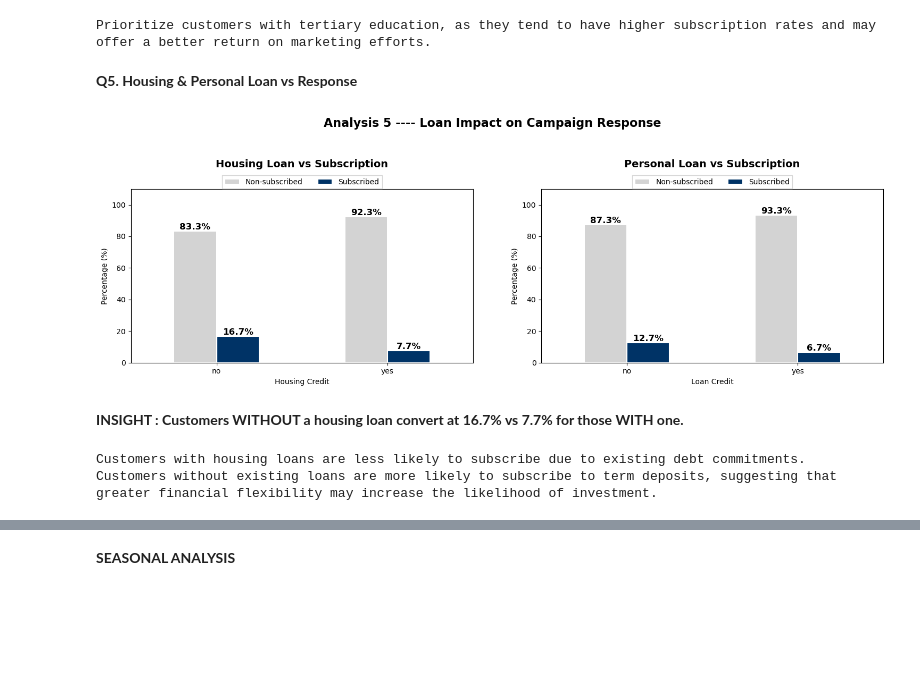
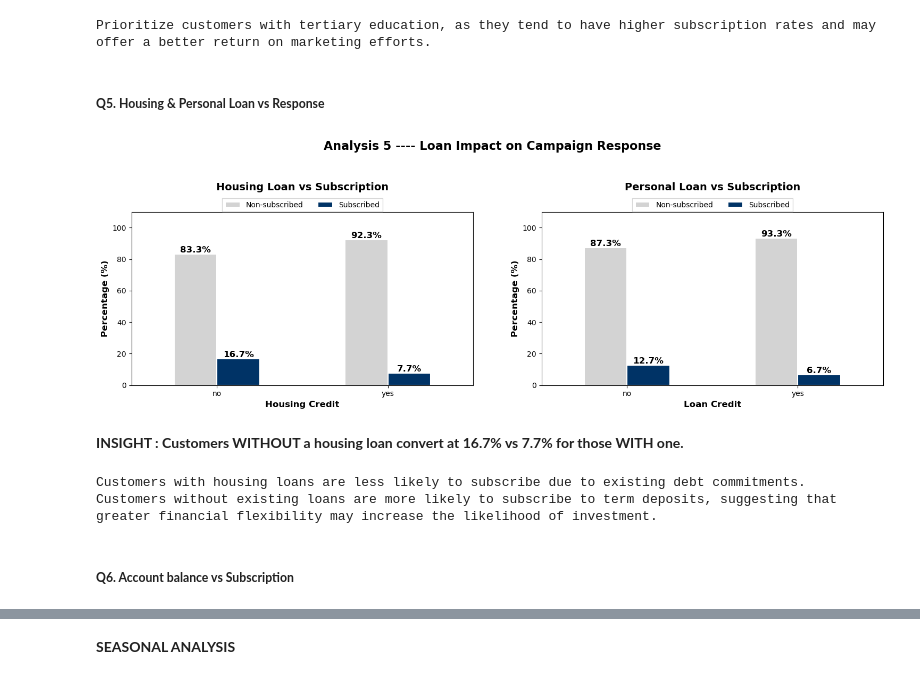
Before and after one commit to annugit1655/Bank-TeleMarketing, a Jupyter notebook: notebooks/02-bivariate-correlation-analysis.ipynb, the cells around one changed output, grey strips where cells are left out. Saved outputs shown, nothing was run; the diff lists cells and outputs as text; code cells hidden in the pictures; blank space fills up the shorter version.

Commit message:
balance_analysis

```diff
--- a/notebooks/02-bivariate-correlation-analysis.ipynb
+++ b/notebooks/02-bivariate-correlation-analysis.ipynb
@@ -486,42 +486,44 @@ primary        6260   591   6851          8.63
 **INSIGHT : Customers with tertiary education generally exhibit the highest term deposit subscription rates, indicating that higher education is positively associated with campaign success.**
 Prioritize customers with tertiary education, as they tend to have higher subscription rates and may offer a better return on marketing efforts.
 # %% [markdown]
-____Q5. Housing & Personal Loan vs Response____
+##### __Q5. Housing & Personal Loan vs Response__
 # %%
 # ____Q5. Housing & Personal Loan vs Response____________________________________________
 from matplotlib.font_manager import FontProperties
 fig, axes = plt.subplots(ncols=2, figsize=(15, 5))
 
 for ax, col, title in zip(axes,
                           ['housing', 'loan'],
                           ('Housing Loan vs Subscription', 'Personal Loan vs Subscription')):
     cross_tab = pd.crosstab(data[col], data['term_deposit'], normalize='index')*100
     cross_tab.plot(kind='bar', ax=ax, color=['lightgrey', '#003366'],
                    edgecolor='white', lw=1.5, rot=0)
     # Annotate the bars
     for container in ax.containers:
         ax.bar_label(container, fmt='%.1f%%', fontsize=12, fontweight='bold')
     ax.set_title(title, fontsize=14, fontweight='bold', y=1.10)
-    ax.set_xlabel(col.capitalize() + ' Credit')
-    ax.set_ylabel("Percentage (%)")
+    ax.set_xlabel(col.capitalize() + ' Credit', fontsize=12, fontweight='bold')
+    ax.set_ylabel("Percentage (%)", fontsize=12, fontweight='bold')
     ax.set_ylim(0, 110)
     ax.legend(labels=['Non-subscribed', 'Subscribed'],
               title_fontproperties = FontProperties(weight='bold',size=14),
               fontsize=10, ncol=3, loc='upper center', bbox_to_anchor= (0.5, 1.10), fancybox=False)
 
 fig.suptitle("Analysis 5 ---- Loan Impact on Campaign Response", fontsize=16, fontweight='bold', y=1.04)
 plt.tight_layout()
 plt.subplots_adjust(wspace=0.2)
 plt.show()
 
 no_housing_success = data[data['housing']=='no']['term_deposit_numeric'].mean()*100
 yes_housing_success= data[data['housing']=='yes']['term_deposit_numeric'].mean()*100
 display_md(f'**INSIGHT : Customers WITHOUT a housing loan convert at {no_housing_success:.1f}%'
       f' vs {yes_housing_success:.1f}% for those WITH one.**')
 print('Customers with housing loans are less likely to subscribe due to existing debt commitments.')
 print('Customers without existing loans are more likely to subscribe to term deposits, suggesting that greater financial flexibility may increase the likelihood of investment.')
 # %% [output]
-[figure, old version]
+[figure, new version]
 **INSIGHT : Customers WITHOUT a housing loan convert at 16.7% vs 7.7% for those WITH one.**
 Customers with housing loans are less likely to subscribe due to existing debt commitments.
 Customers without existing loans are more likely to subscribe to term deposits, suggesting that greater financial flexibility may increase the likelihood of investment.
+# %% [markdown]
+##### __Q6. Account balance vs Subscription__
```
Also changed, not shown: parts of 8 cells of this notebook.
